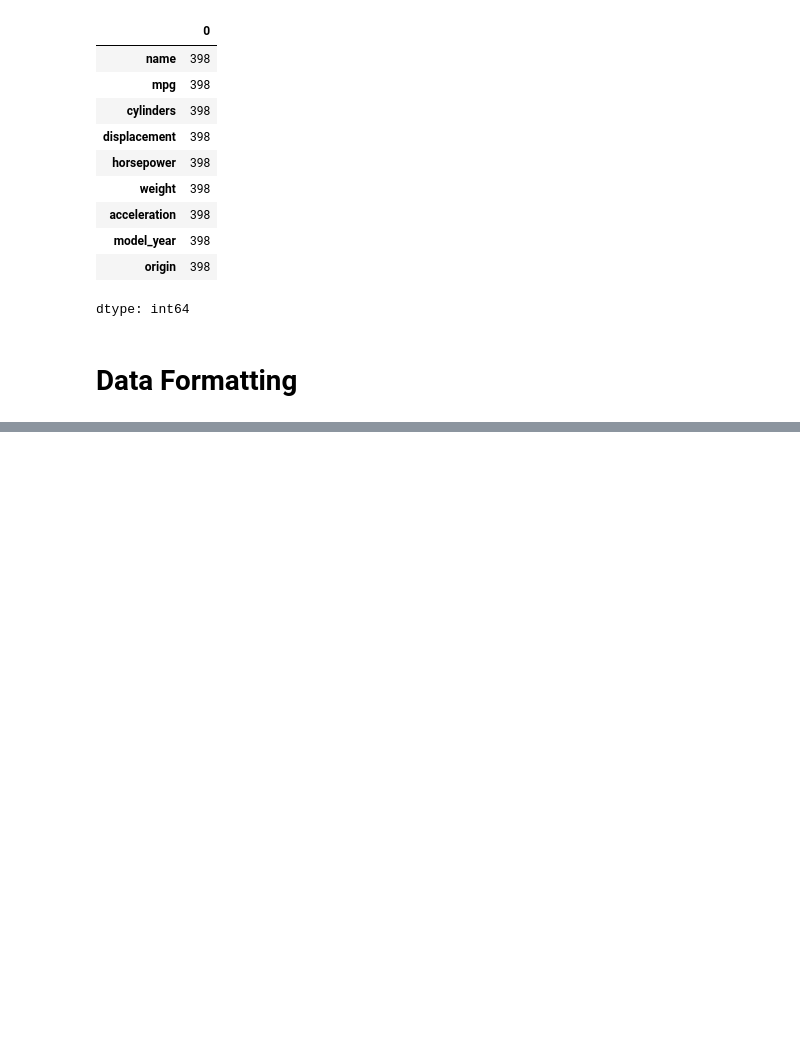
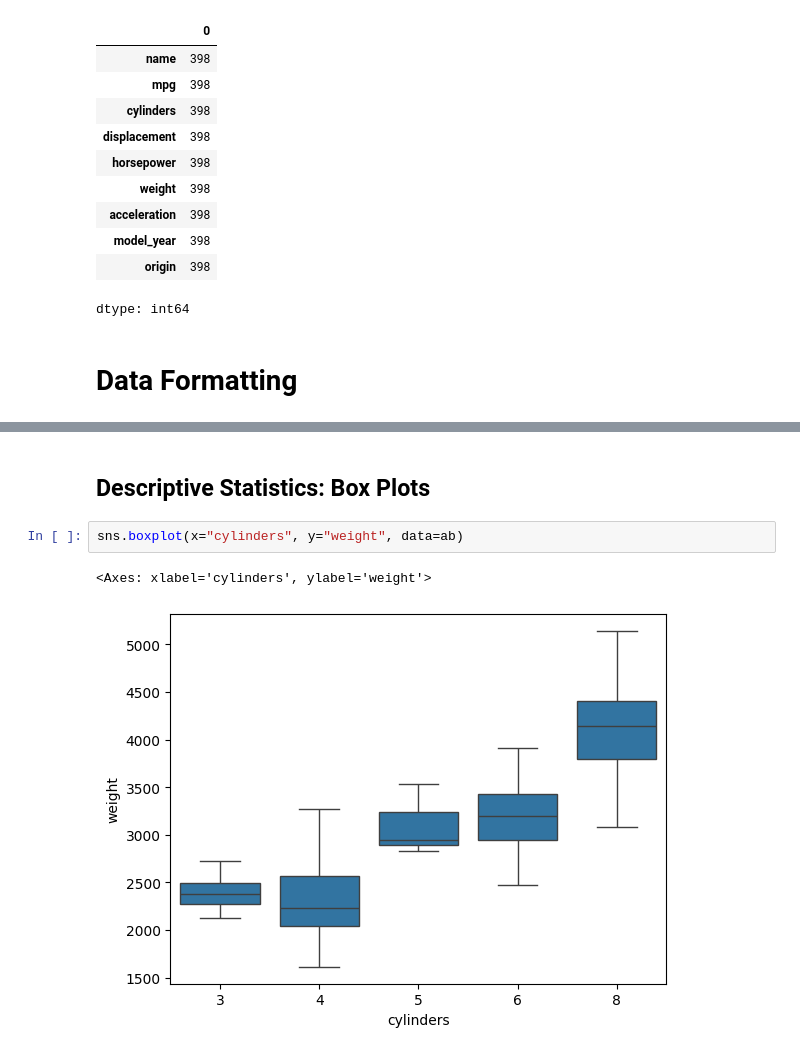
Before and after one commit to rohanpashikanti/Data_Analytics, a Jupyter notebook: Lab_2.ipynb, the cells around one changed output, grey strips where cells are left out. Drawn from its saved outputs; the diff is of its cells as text; blank space fills up the shorter version.

```diff
--- a/Lab_2.ipynb
+++ b/Lab_2.ipynb
@@ -149,0 +298,7 @@ dtype: int64
+# %% [markdown]
+## Descriptive Statistics: Box Plots
+# %%
+sns.boxplot(x="cylinders", y="weight", data=ab)
+# %% [output]
+<Axes: xlabel='cylinders', ylabel='weight'>
+[figure, added]
```
Also changed, not shown: parts of 24 cells of this notebook.
